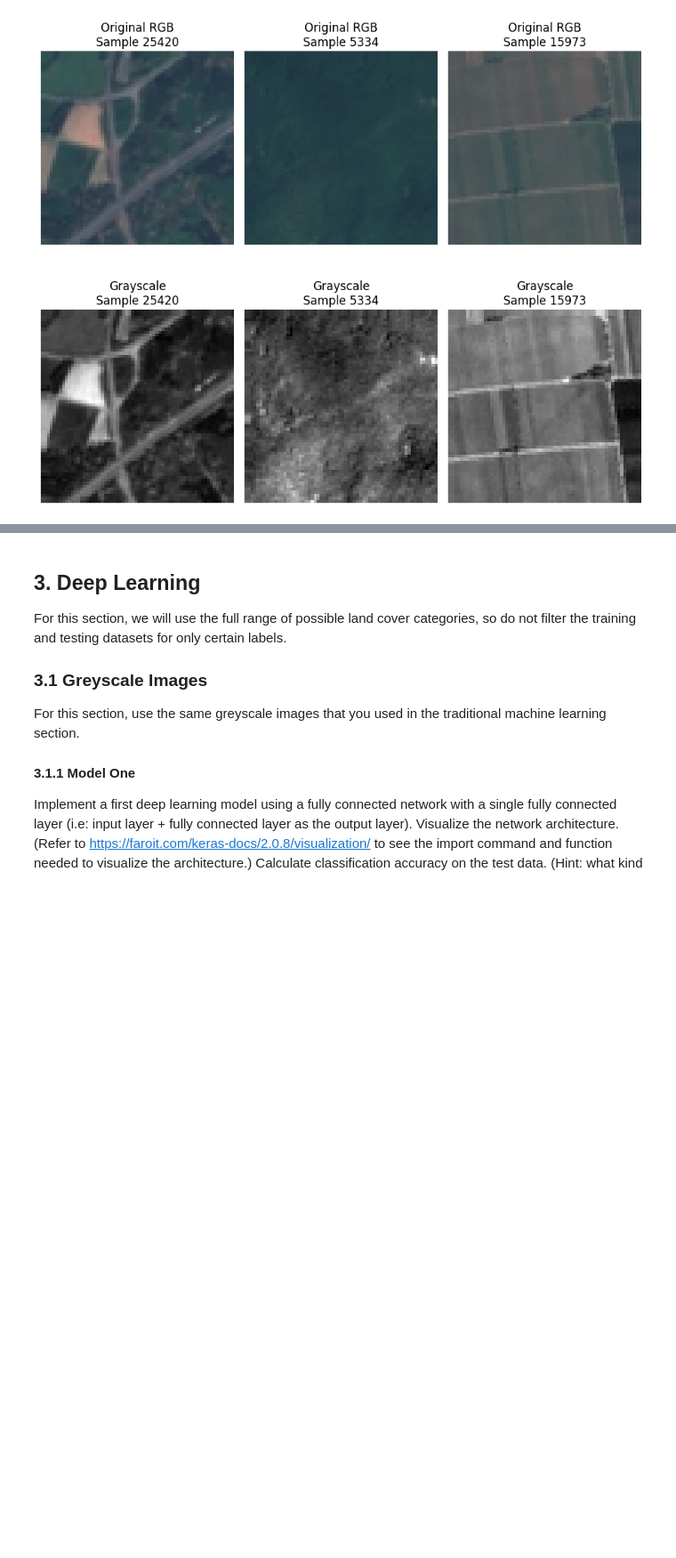
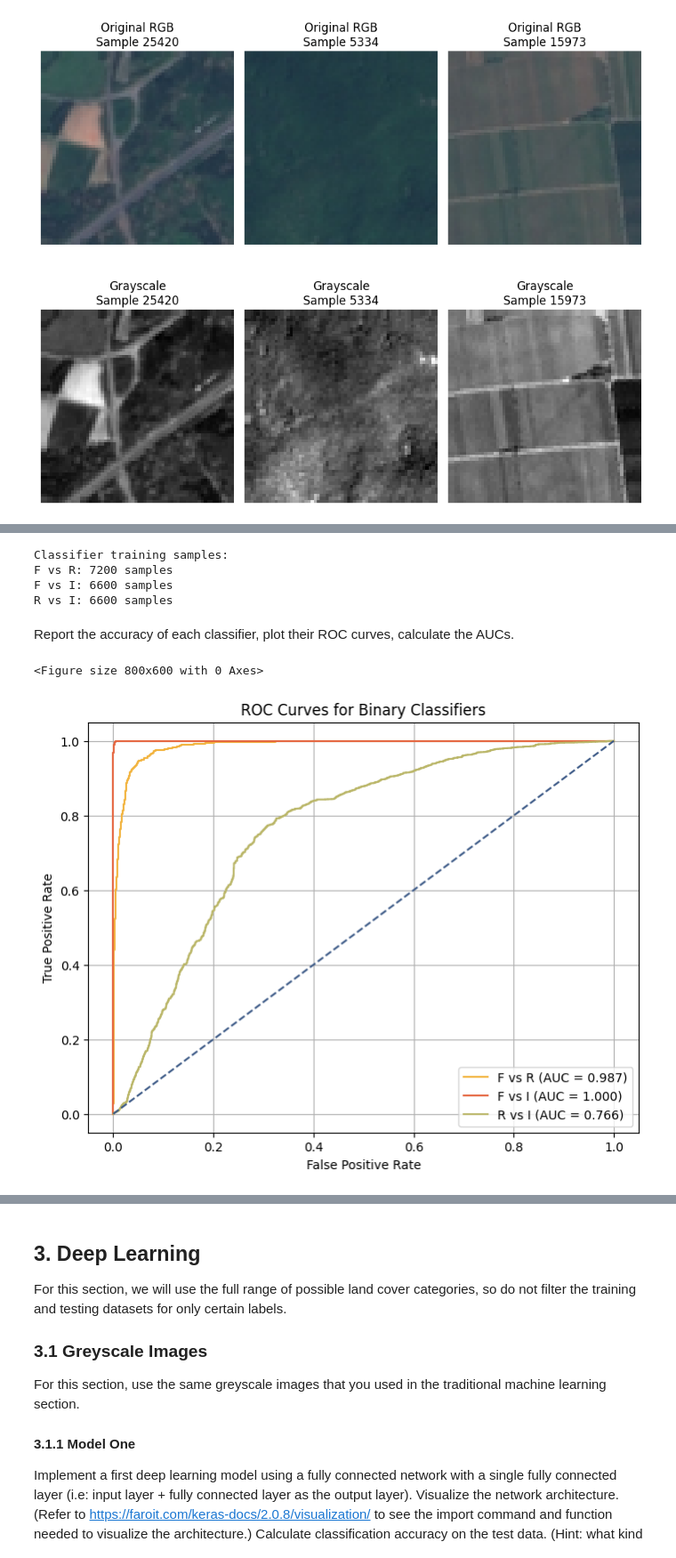
Before and after one commit to junyi2022/musa-650-remote-sensing, a Jupyter notebook: assignments/HW4/HW4.ipynb, the cells around one changed output, grey strips where cells are left out. Shown: that part at 89% size. Drawn from its saved outputs; the diff is of its cells as text; code cells hidden in the pictures; blank space fills up the shorter version.

```diff
--- a/assignments/HW4/HW4.ipynb
+++ b/assignments/HW4/HW4.ipynb
@@ -344,0 +372,79 @@ Train a Random-Forest classifier to classify the data into one of the three clas
+# %%
+F, R, I = 1, 7, 4  # Forest=1, Residential=7, Industrial=4
+
+# 1. Forest vs Residential classifier
+fr_mask = (y_train_sub == F) | (y_train_sub == R)
+svm_fr = SVC(kernel='linear', random_state=42).fit(
+    X_train_gray_sub[fr_mask],
+    (y_train_sub[fr_mask] == F).astype(int)  # 1 for Forest, 0 for Residential
+)
+
+# 2. Forest vs Industrial classifier
+fi_mask = (y_train_sub == F) | (y_train_sub == I)
+svm_fi = SVC(kernel='linear', random_state=42).fit(
+    X_train_gray_sub[fi_mask],
+    (y_train_sub[fi_mask] == F).astype(int)  # 1 for Forest, 0 for Industrial
+)
+
+# 3. Residential vs Industrial classifier
+ri_mask = (y_train_sub == R) | (y_train_sub == I)
+svm_ri = SVC(kernel='linear', random_state=42).fit(
+    X_train_gray_sub[ri_mask],
+    (y_train_sub[ri_mask] == R).astype(int)  # 1 for Residential, 0 for Industrial
+)
+
+# Verify shapes
+print("Classifier training samples:")
+print(f"F vs R: {X_train_gray_sub[fr_mask].shape[0]} samples")
+print(f"F vs I: {X_train_gray_sub[fi_mask].shape[0]} samples")
+print(f"R vs I: {X_train_gray_sub[ri_mask].shape[0]} samples")
+# %% [output]
+Classifier training samples:
+F vs R: 7200 samples
+F vs I: 6600 samples
+R vs I: 6600 samples
+# %% [markdown]
+Report the accuracy of each classifier, plot their ROC curves, calculate the AUCs.
+# %%
+# Calculate ROC curves
+# F vs R
+fr_mask = (y_test_sub == F) | (y_test_sub == R)
+y_true_fr = (y_test_sub[fr_mask] == F).astype(int)
+y_score_fr = svm_fr.decision_function(X_test_gray_sub[fr_mask])
+fpr_fr, tpr_fr, _ = roc_curve(y_true_fr, y_score_fr)
+auc_fr = auc(fpr_fr, tpr_fr)
+
+# F vs I
+fi_mask = (y_test_sub == F) | (y_test_sub == I)
+y_true_fi = (y_test_sub[fi_mask] == F).astype(int)
+y_score_fi = svm_fi.decision_function(X_test_gray_sub[fi_mask])
+fpr_fi, tpr_fi, _ = roc_curve(y_true_fi, y_score_fi)
+auc_fi = auc(fpr_fi, tpr_fi)
+
+# R vs I
+ri_mask = (y_test_sub == R) | (y_test_sub == I)
+y_true_ri = (y_test_sub[ri_mask] == R).astype(int)
+y_score_ri = svm_ri.decision_function(X_test_gray_sub[ri_mask])
+fpr_ri, tpr_ri, _ = roc_curve(y_true_ri, y_score_ri)
+auc_ri = auc(fpr_ri, tpr_ri)
+# %% [output]
+<Figure size 800x600 with 0 Axes>
+# %%
+plt.figure(figsize=(8, 6))
+
+# Plot all curves together
+plt.plot(fpr_fr, tpr_fr, label=f'F vs R (AUC = {auc_fr:.3f})', color='#f2b33d')
+plt.plot(fpr_fi, tpr_fi, label=f'F vs I (AUC = {auc_fi:.3f})', color='#E56640')
+plt.plot(fpr_ri, tpr_ri, label=f'R vs I (AUC = {auc_ri:.3f})', color='#BAB668')
+
+# Formatting
+plt.plot([0, 1], [0, 1], color='#395785', linestyle='--')
+plt.xlabel('False Positive Rate')
+plt.ylabel('True Positive Rate')
+plt.title('ROC Curves for Binary Classifiers')
+plt.legend(loc='lower right')
+plt.grid(True)
+
+plt.show()
+# %% [output]
+[figure, added]
```
Also changed, not shown: parts of 26 cells of this notebook.
